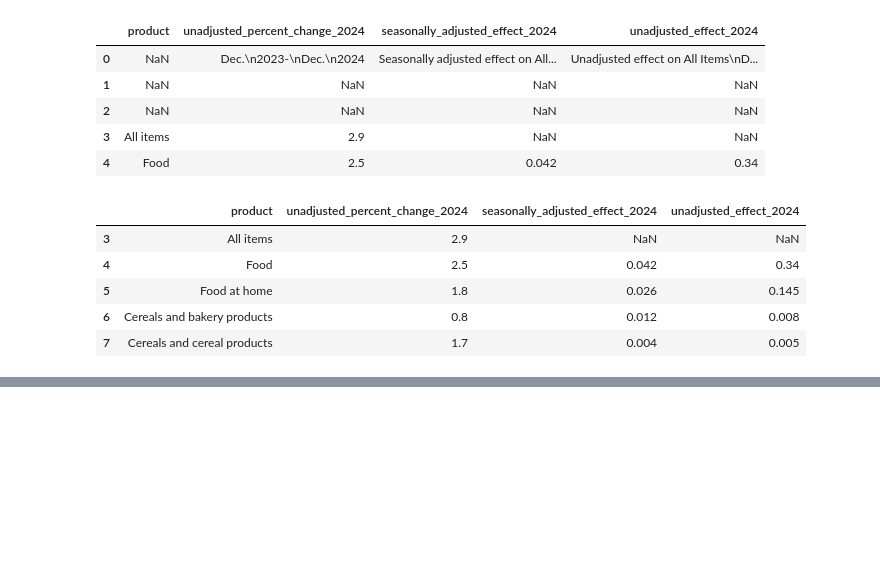
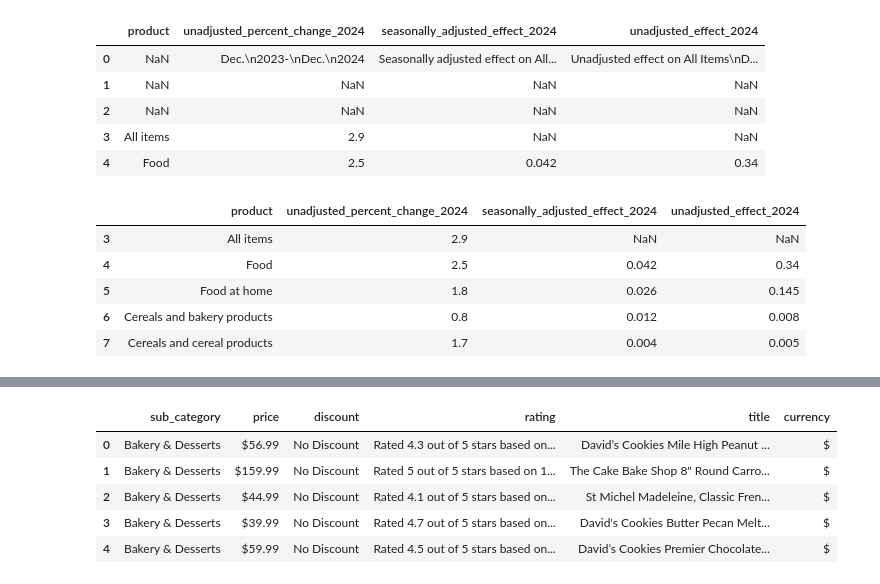
Before and after one commit to bradleytkay/Q1-2025-data-analysis-project-challenge, a Jupyter notebook: Q1-2025-step-2-data-cleaning-and-preparation.ipynb, the cells around one changed output, grey strips where cells are left out. Drawn from its saved outputs; the diff is of its cells as text; code cells hidden in the pictures; blank space fills up the shorter version.

```diff
--- a/Q1-2025-step-2-data-cleaning-and-preparation.ipynb
+++ b/Q1-2025-step-2-data-cleaning-and-preparation.ipynb
@@ -532,0 +561,13 @@ bls_df.head()
+# %%
+# Think I can do without the feature and product_description columns
+
+costco_df.drop(columns=['feature', 'product_description'], axis=1, inplace=True)
+
+costco_df.head()
+# %% [output]
+|  | sub_category | price | discount | rating | title | currency |
+| 0 | Bakery & Desserts | $56.99 | No Discount | Rated 4.3 out of 5 stars based on... | David’s Cookies Mile High Peanut ... | $ |
+| 1 | Bakery & Desserts | $159.99 | No Discount | Rated 5 out of 5 stars based on 1... | The Cake Bake Shop 8" Round Carro... | $ |
+| 2 | Bakery & Desserts | $44.99 | No Discount | Rated 4.1 out of 5 stars based on... | St Michel Madeleine, Classic Fren... | $ |
+| 3 | Bakery & Desserts | $39.99 | No Discount | Rated 4.7 out of 5 stars based on... | David's Cookies Butter Pecan Melt... | $ |
+| 4 | Bakery & Desserts | $59.99 | No Discount | Rated 4.5 out of 5 stars based on... | David’s Cookies Premier Chocolate... | $ |
```
Also changed, not shown: parts of 12 cells of this notebook.
